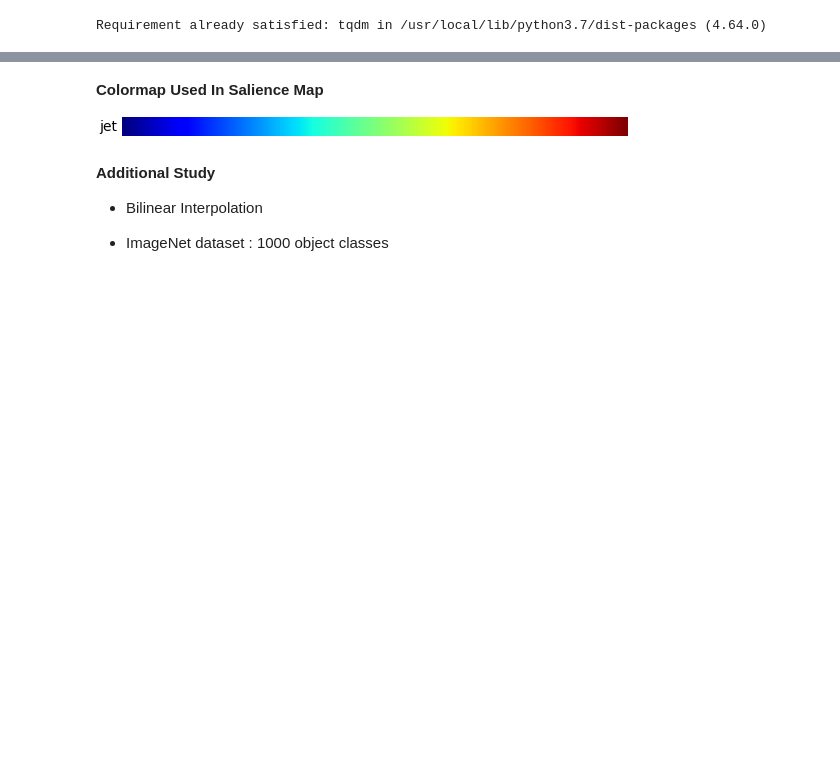
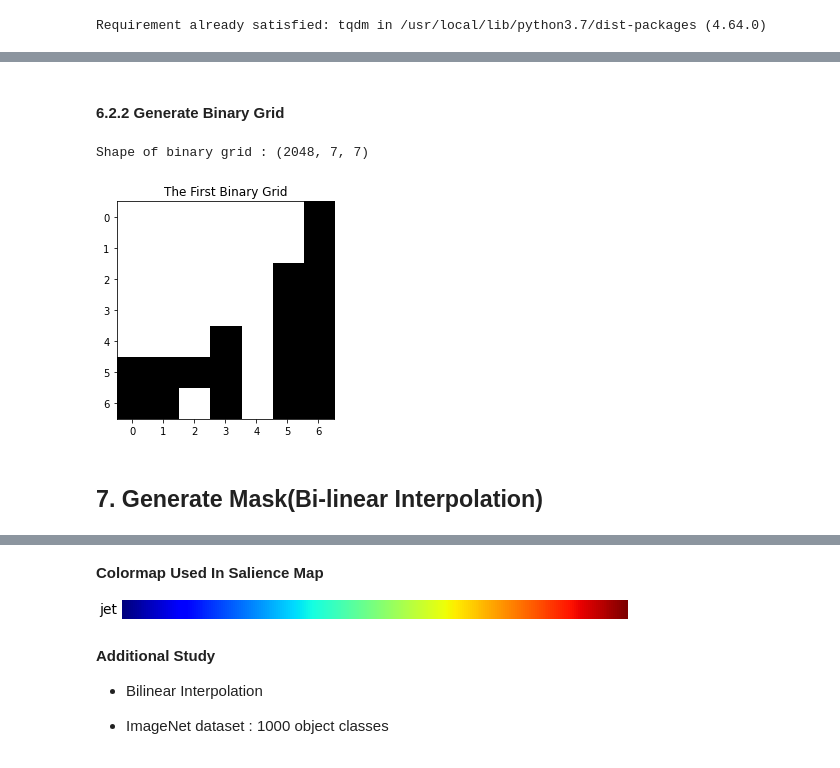
Before and after one commit to deshanchathusanka/abuses-biases-blessing-of-data, a Jupyter notebook: local-blackbox-algorithm/SIDU.ipynb, the cells around one changed output, grey strips where cells are left out. Drawn from its saved outputs; the diff is of its cells as text; code cells hidden in the pictures; blank space fills up the shorter version.

```diff
--- a/local-blackbox-algorithm/SIDU.ipynb
+++ b/local-blackbox-algorithm/SIDU.ipynb
@@ -63,0 +152,27 @@ def generate_masks_conv_output(input_size, last_conv_output, s= 8):
+# %% [markdown]
+<h4>6.2.2 Generate Binary Grid</h4>
+# %%
+N = len(grid_sidu) ## 2048
+binary_grid_sidu = np.empty((N, 7, 7)) ## (2048, 7, 7) = empty array
+
+for i in tqdm(range(N), desc='Generating masks'): ## Progress bar
+  """extracting the each feature maps of last convlution layer """
+  conv_out = last_conv_output[:,:,i] ## (7, 7) Pixel values
+
+  """converting last convlayer to binary mask"""
+  conv_out = conv_out > 0.1 ## (7, 7) Boolean values
+  conv_out = conv_out.astype('float32') ## (7, 7) Binary values
+  binary_grid_sidu[i,:, :] = conv_out
+
+############### View one feature activation grid ###############
+print(f'Shape of binary grid : {binary_grid_sidu.shape}')
+plt.figure()
+plt.title(label = 'The First Binary Grid')
+plt.imshow(binary_grid_sidu[0])
+
+plt.show()
+# %% [output]
+Shape of binary grid : (2048, 7, 7)
+[figure, added]
+# %% [markdown]
+<h2>7. Generate Mask(Bi-linear Interpolation)</h2>
```
Also changed, not shown: parts of 37 cells of this notebook.
